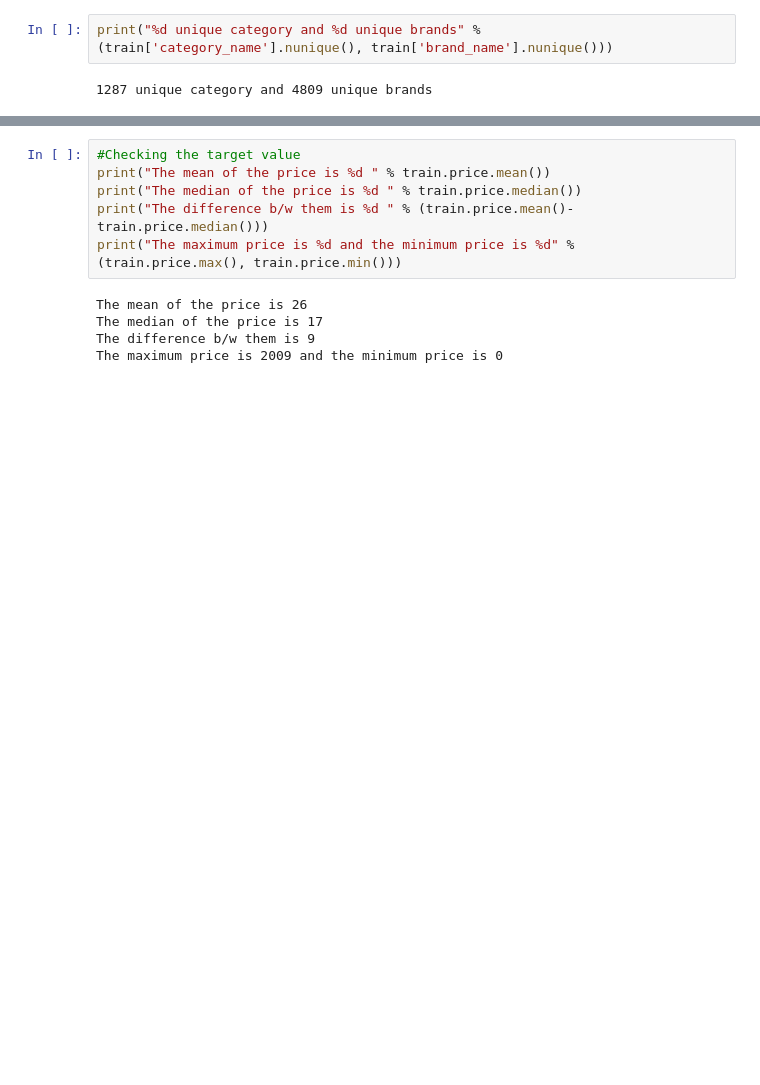
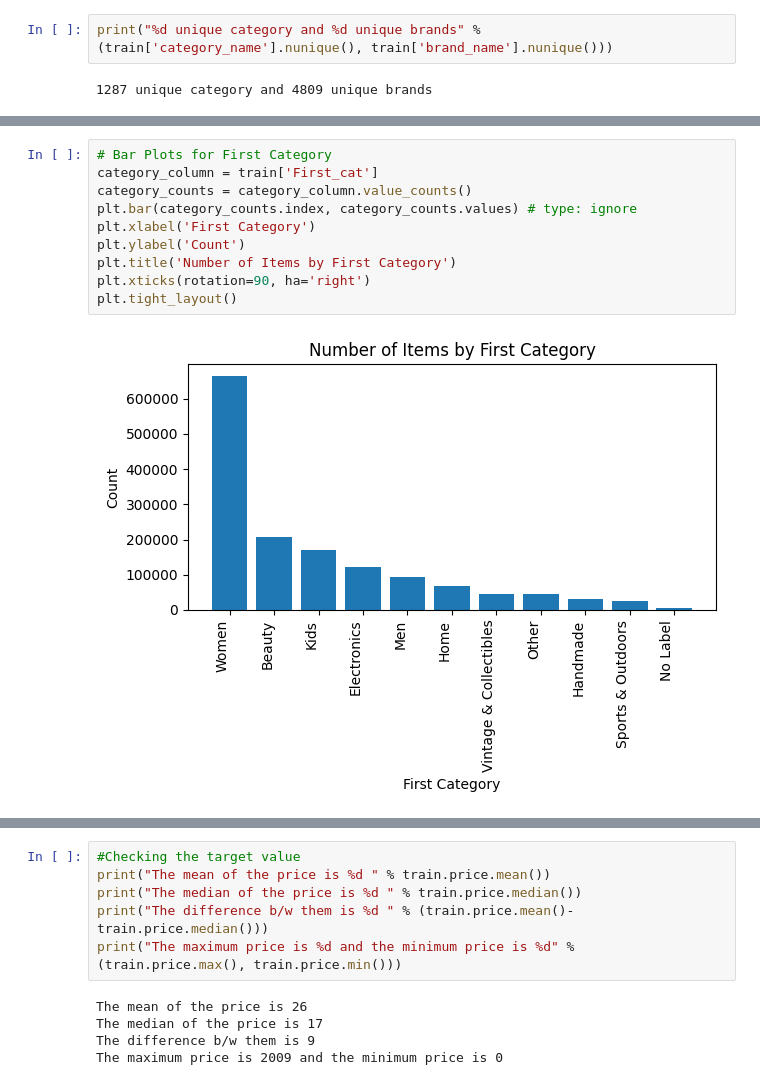
Before and after one commit to zaXai558/Mercari, a Jupyter notebook: main.ipynb, the cells around one changed output, grey strips where cells are left out. Drawn from its saved outputs; the diff is of its cells as text; blank space fills up the shorter version.

```diff
--- a/main.ipynb
+++ b/main.ipynb
@@ -73,0 +87,12 @@ train[['First_cat', 'Second_cat', 'Third_cat']] = train['category_name'].apply(s
+# %%
+# Bar Plots for First Category
+category_column = train['First_cat']
+category_counts = category_column.value_counts()
+plt.bar(category_counts.index, category_counts.values) # type: ignore
+plt.xlabel('First Category')
+plt.ylabel('Count')
+plt.title('Number of Items by First Category')
+plt.xticks(rotation=90, ha='right')
+plt.tight_layout()
+# %% [output]
+[figure, added]
```
Also changed, not shown: parts of 9 cells of this notebook, 1 other file.
